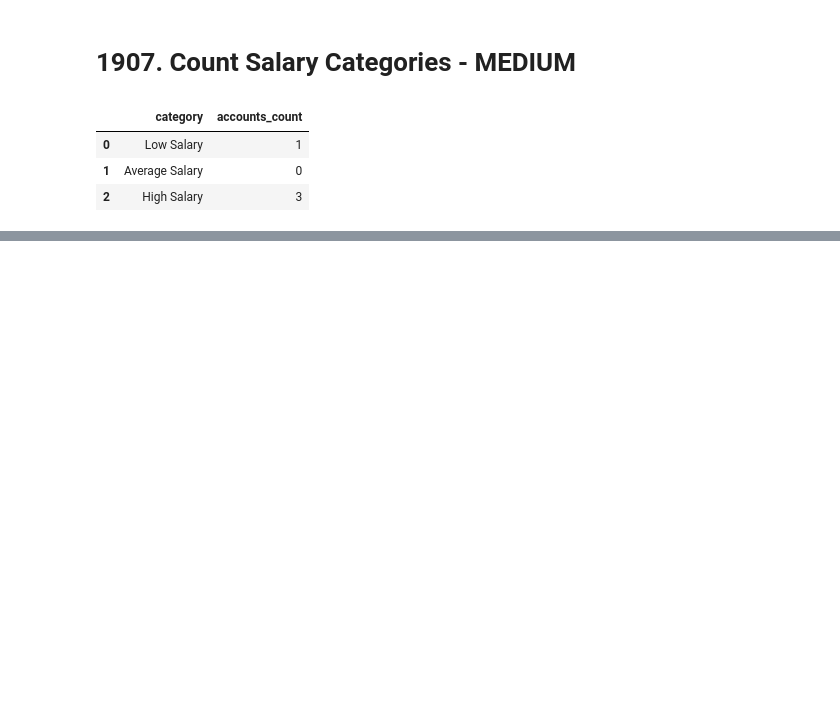
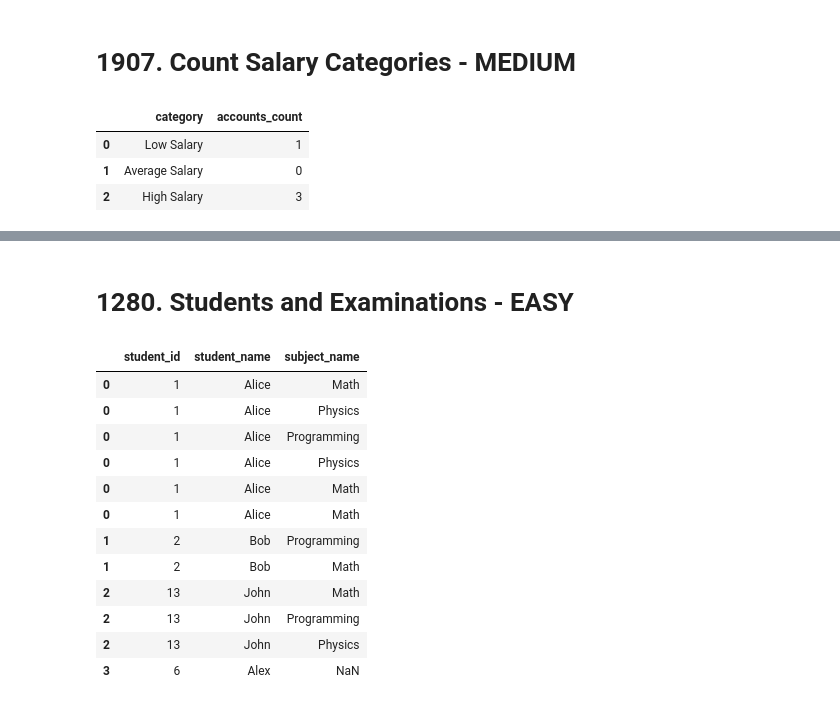
Before and after one commit to d3nnis2001/LeetCode, a Jupyter notebook: 2023/september.ipynb, the cells around one changed output, grey strips where cells are left out. Cells and saved outputs as stored; diff of their text form; code cells hidden in the pictures; blank space fills up the shorter version.

Commit message:
some pandas solved

```diff
--- a/2023/september.ipynb
+++ b/2023/september.ipynb
@@ -242,0 +392,30 @@ count_salary_categories(accounts)
+# %% [markdown]
+# 1280. Students and Examinations - EASY
+# %%
+import pandas as pd
+
+data = [[1, 'Alice'], [2, 'Bob'], [13, 'John'], [6, 'Alex']]
+students = pd.DataFrame(data, columns=['student_id', 'student_name']).astype({'student_id':'Int64', 'student_name':'object'})
+data = [['Math'], ['Physics'], ['Programming']]
+subjects = pd.DataFrame(data, columns=['subject_name']).astype({'subject_name':'object'})
+data = [[1, 'Math'], [1, 'Physics'], [1, 'Programming'], [2, 'Programming'], [1, 'Physics'], [1, 'Math'], [13, 'Math'], [13, 'Programming'], [13, 'Physics'], [2, 'Math'], [1, 'Math']]
+examinations = pd.DataFrame(data, columns=['student_id', 'subject_name']).astype({'student_id':'Int64', 'subject_name':'object'})
+
+def students_and_examinations(students: pd.DataFrame, subjects: pd.DataFrame, examinations: pd.DataFrame) -> pd.DataFrame:
+    result = students.join(examinations.set_index("student_id"), on="student_id", how="left", rsuffix="examinations")
+    return result
+students_and_examinations(students, subjects, examinations)
+# %% [output]
+|  | student_id | student_name | subject_name |
+| 0 | 1 | Alice | Math |
+| 0 | 1 | Alice | Physics |
+| 0 | 1 | Alice | Programming |
+| 0 | 1 | Alice | Physics |
+| 0 | 1 | Alice | Math |
+| 0 | 1 | Alice | Math |
+| 1 | 2 | Bob | Programming |
+| 1 | 2 | Bob | Math |
+| 2 | 13 | John | Math |
+| 2 | 13 | John | Programming |
+| 2 | 13 | John | Physics |
+| 3 | 6 | Alex | NaN |
```
Also changed, not shown: parts of 16 cells of this notebook.
